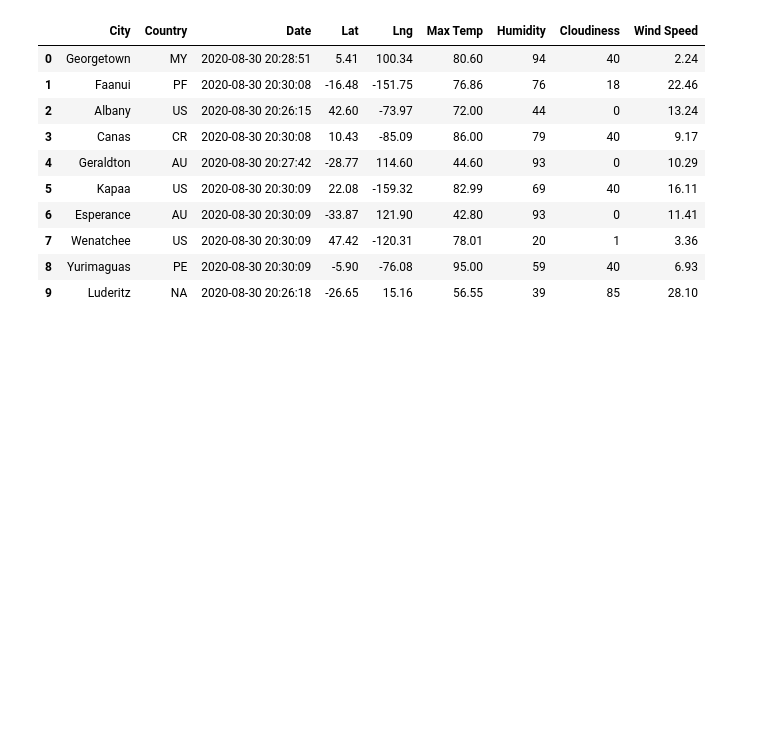
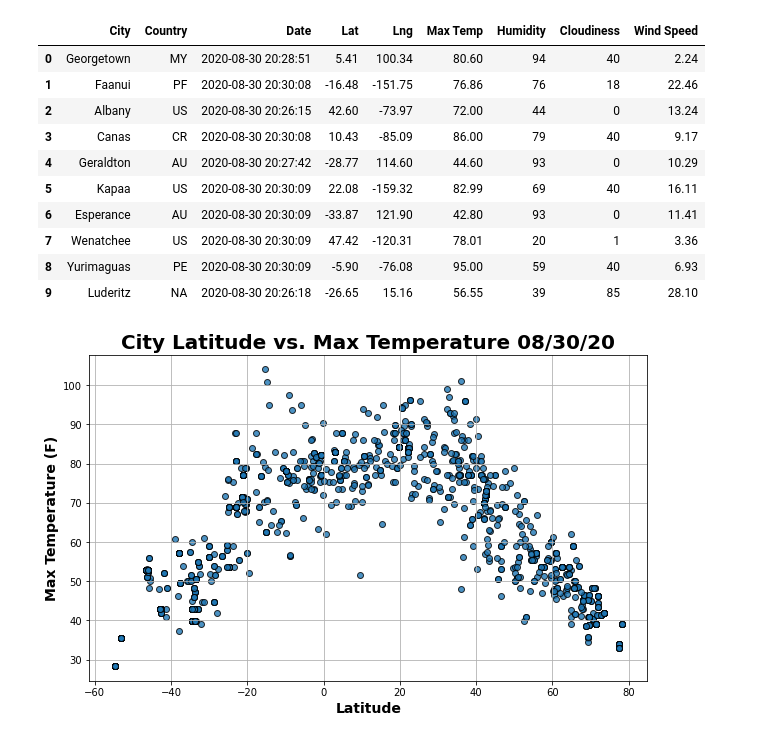
Before and after one commit to cedoula/World_Weather_Analysis, a Jupyter notebook: WeatherPy.ipynb, the cells around one changed output. Cells and saved outputs as stored; diff of their text form; code cells hidden in the pictures; blank space fills up the shorter version.

Commit message:
Generated Lat vs weather data plots for all cities.

```diff
--- a/WeatherPy.ipynb
+++ b/WeatherPy.ipynb
@@ -141,3 +141,10 @@ city_data_df.head(10)
 output_data_file = "weather_data/cities.csv"
 # Export the City_Data into a CSV.
 city_data_df.to_csv(output_data_file, index_label="City_ID")
+# %%
+# Extract relevant fields from the DataFrame for plotting.
+lats = city_data_df["Lat"]
+max_temps = city_data_df["Max Temp"]
+humidity = city_data_df["Humidity"]
+cloudiness = city_data_df["Cloudiness"]
+wind_speed = city_data_df["Wind Speed"]
@@ -143,0 +154,20 @@ city_data_df.to_csv(output_data_file, index_label="City_ID")
+# %%
+# Build the scatter plot for latitude vs. max temperature.
+fig, ax = plt.subplots(figsize=(10,6))
+ax = plt.scatter(lats, max_temps, edgecolor="black",
+                 linewidth=1, marker="o",
+                 alpha=0.8, label="Cities")
+ax = plt.gca()
+ax.grid()
+ax.set_title(f"City Latitude vs. Max Temperature " + time.strftime("%x"),
+             fontsize = 20, fontweight = "bold")
+ax.set_xlabel("Latitude", fontsize = 14, fontweight = "bold")
+ax.set_ylabel("Max Temperature (F)", fontsize = 14, fontweight = "bold")
+
+# Save the figure.
+plt.savefig("weather_data/Fig1.png")
+
+# Show plot.
+plt.show()
+# %% [output]
+[figure, added]
```
Also changed, not shown: parts of 4 cells of this notebook, 5 other files.
